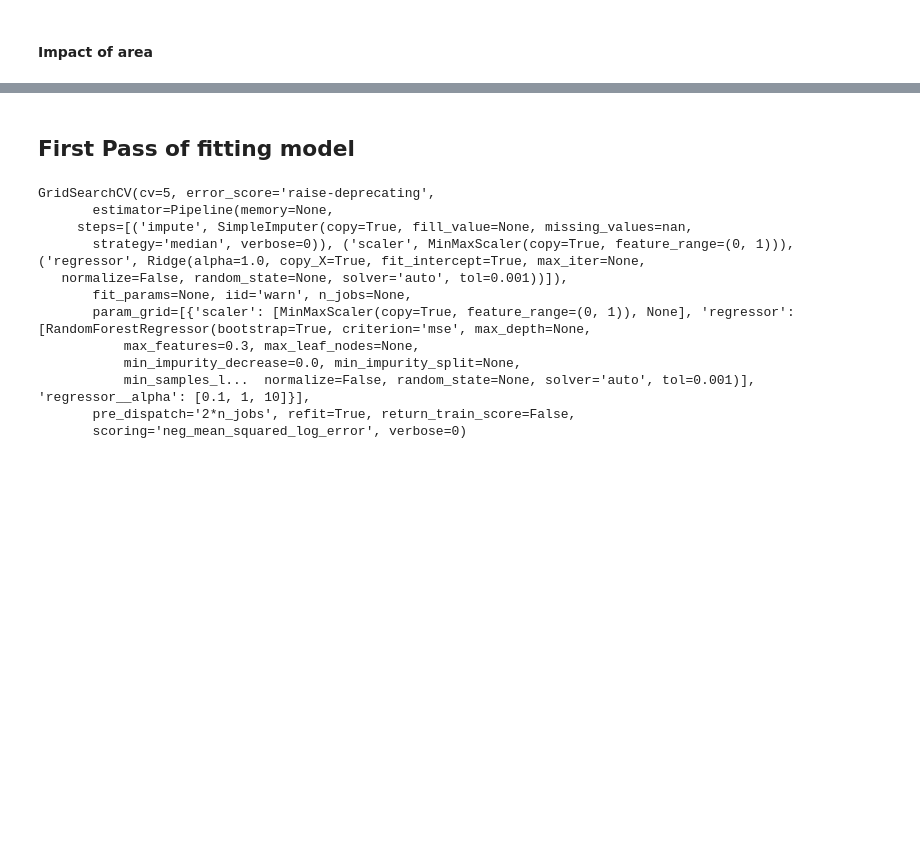
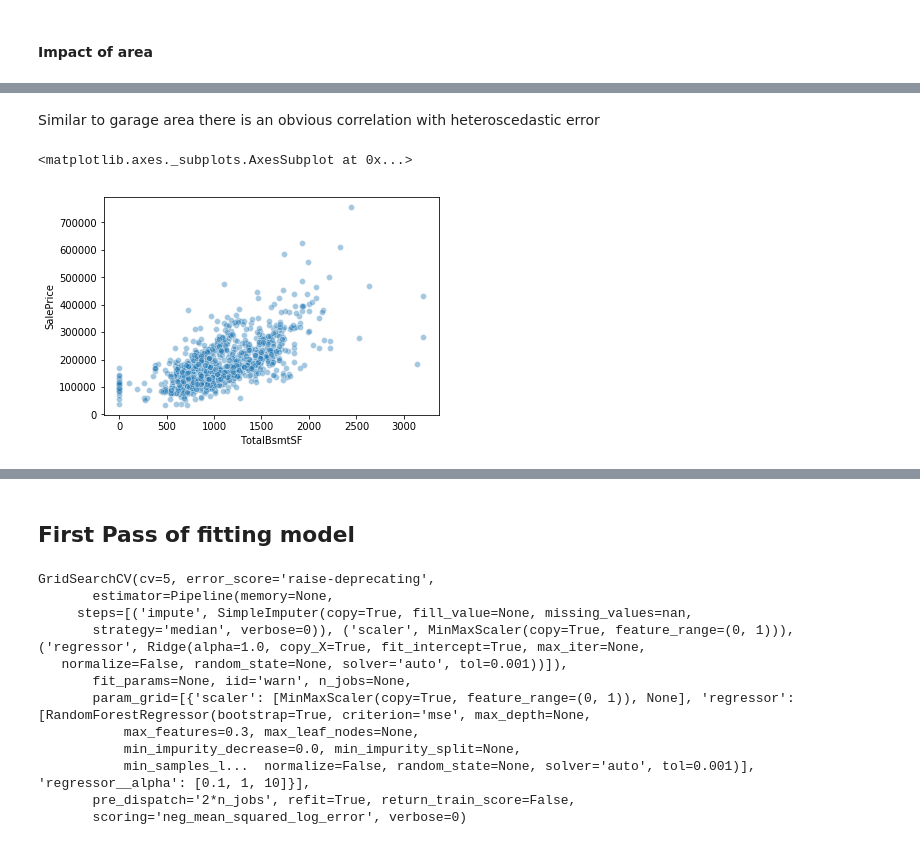
Before and after one commit to WBradbeer/housing, a Jupyter notebook: housing.ipynb, the cells around one changed output, grey strips where cells are left out. Drawn from its saved outputs; the diff is of its cells as text; code cells hidden in the pictures; blank space fills up the shorter version.

```diff
--- a/housing.ipynb
+++ b/housing.ipynb
@@ -182,0 +195,7 @@ Should just use Number of cars
+# %% [markdown]
+Similar to garage area there is an obvious correlation with heteroscedastic error
+# %%
+sb.scatterplot(df_test['TotalBsmtSF'], df_test.SalePrice, alpha=0.4)
+# %% [output]
+<matplotlib.axes._subplots.AxesSubplot at 0x...>
+[figure, added]
```
Also changed, not shown: parts of 50 cells of this notebook.
